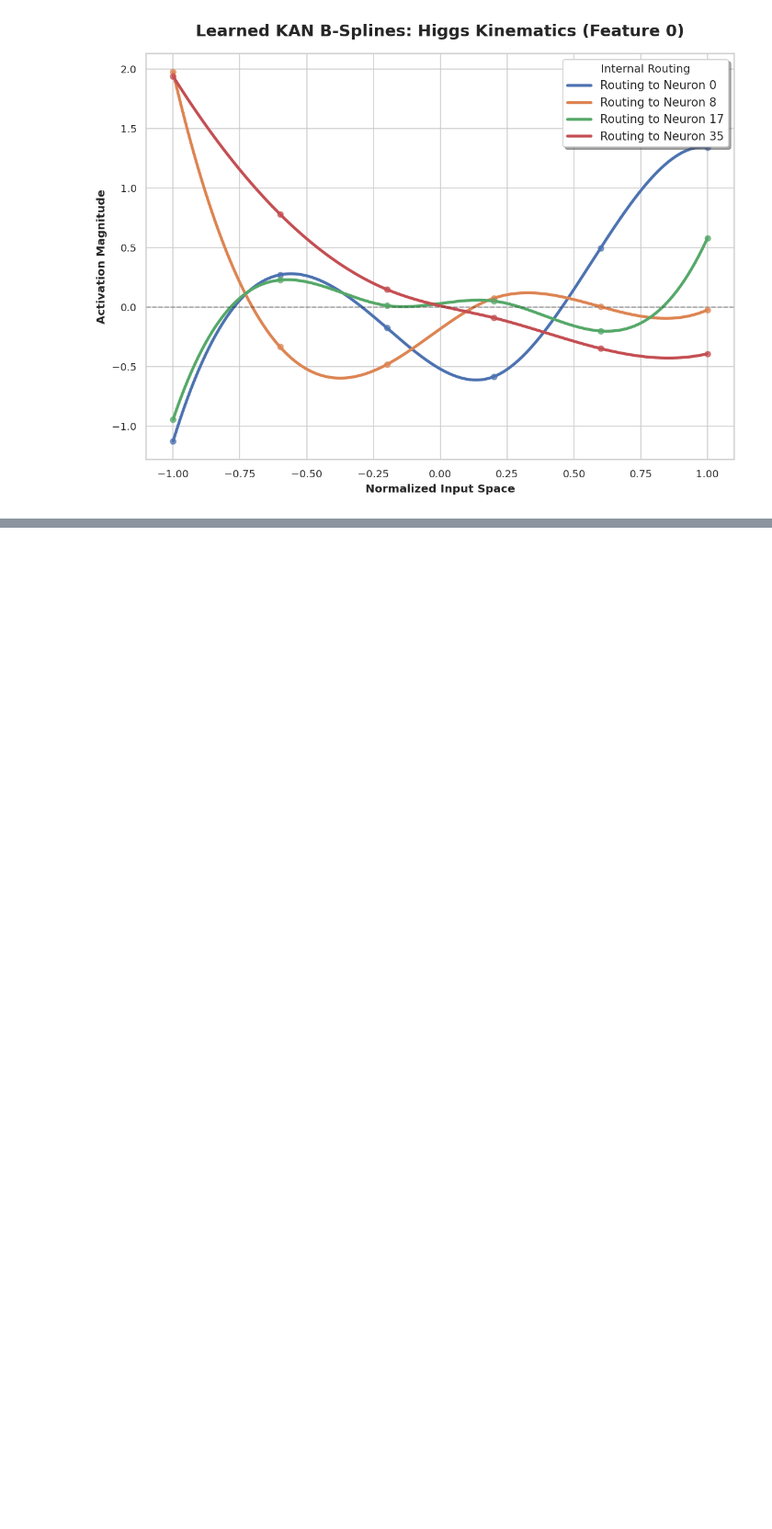
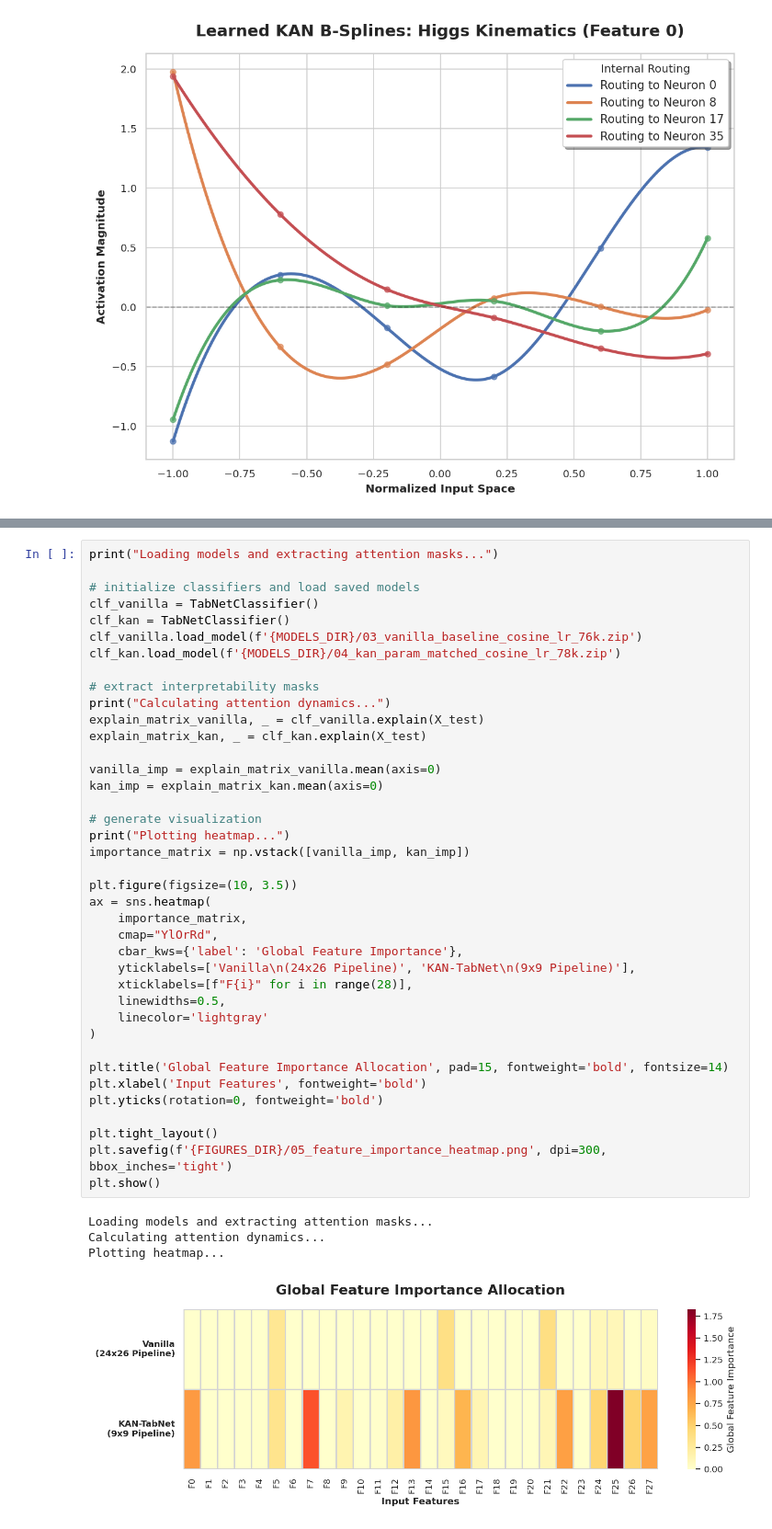
Before and after one commit to chuo-v/kan-tabnet-experiments, a Jupyter notebook: notebooks/higgs_boson/08_interpretability_visuals.ipynb, the cells around one changed output, grey strips where cells are left out. Shown at 92% size. Cells and saved outputs as stored; diff of their text form; blank space fills up the shorter version.

```diff
--- a/notebooks/higgs_boson/08_interpretability_visuals.ipynb
+++ b/notebooks/higgs_boson/08_interpretability_visuals.ipynb
@@ -263,0 +323,44 @@ Output Neurons: 36 | Input Features: 28 | Control Points: 6
+# %%
+print("Loading models and extracting attention masks...")
+
+# initialize classifiers and load saved models
+clf_vanilla = TabNetClassifier()
+clf_kan = TabNetClassifier()
+clf_vanilla.load_model(f'{MODELS_DIR}/03_vanilla_baseline_cosine_lr_76k.zip')
+clf_kan.load_model(f'{MODELS_DIR}/04_kan_param_matched_cosine_lr_78k.zip')
+
+# extract interpretability masks
+print("Calculating attention dynamics...")
+explain_matrix_vanilla, _ = clf_vanilla.explain(X_test)
+explain_matrix_kan, _ = clf_kan.explain(X_test)
+
+vanilla_imp = explain_matrix_vanilla.mean(axis=0)
+kan_imp = explain_matrix_kan.mean(axis=0)
+
+# generate visualization
+print("Plotting heatmap...")
+importance_matrix = np.vstack([vanilla_imp, kan_imp])
+
+plt.figure(figsize=(10, 3.5))
+ax = sns.heatmap(
+    importance_matrix,
+    cmap="YlOrRd",
+    cbar_kws={'label': 'Global Feature Importance'},
+    yticklabels=['Vanilla\n(24x26 Pipeline)', 'KAN-TabNet\n(9x9 Pipeline)'],
+    xticklabels=[f"F{i}" for i in range(28)],
+    linewidths=0.5,
+    linecolor='lightgray'
+)
+
+plt.title('Global Feature Importance Allocation', pad=15, fontweight='bold', fontsize=14)
+plt.xlabel('Input Features', fontweight='bold')
+plt.yticks(rotation=0, fontweight='bold')
+
+plt.tight_layout()
+plt.savefig(f'{FIGURES_DIR}/05_feature_importance_heatmap.png', dpi=300, bbox_inches='tight')
+plt.show()
+# %% [output]
+Loading models and extracting attention masks...
+Calculating attention dynamics...
+Plotting heatmap...
+[figure, added]
```
Also changed, not shown: parts of 9 cells of this notebook, 5 other files.
